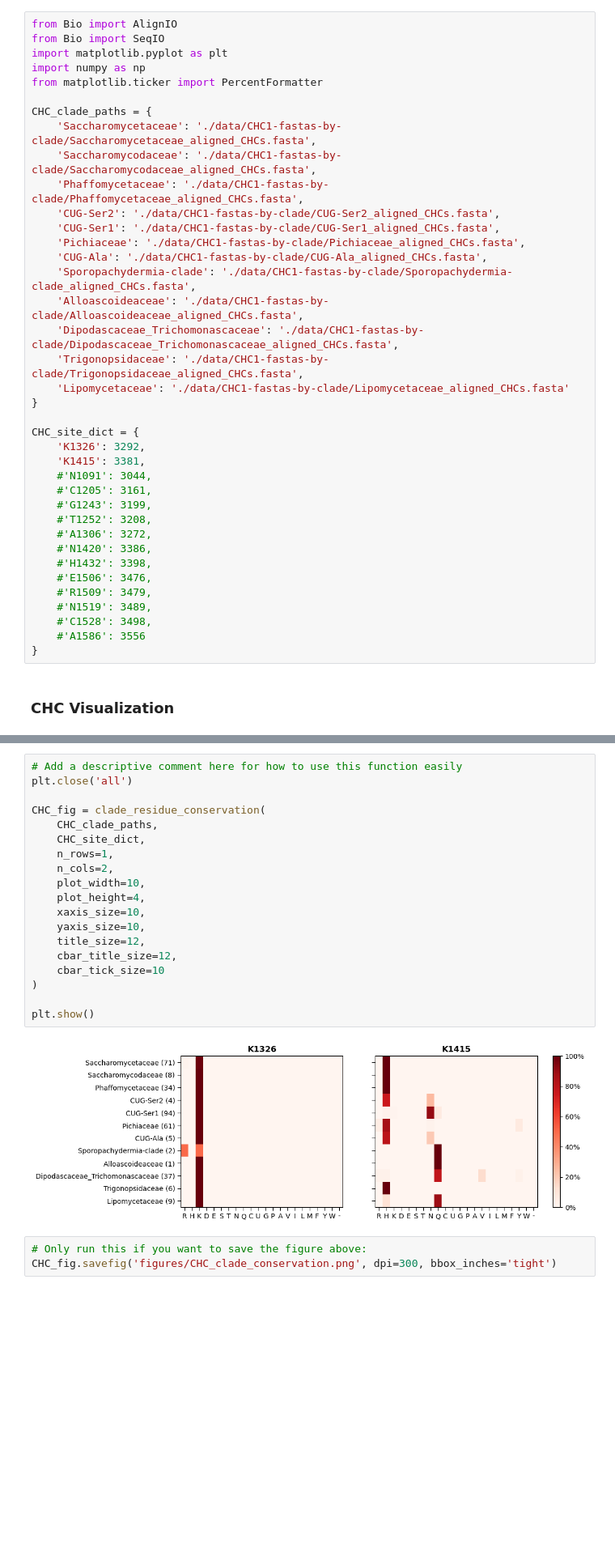
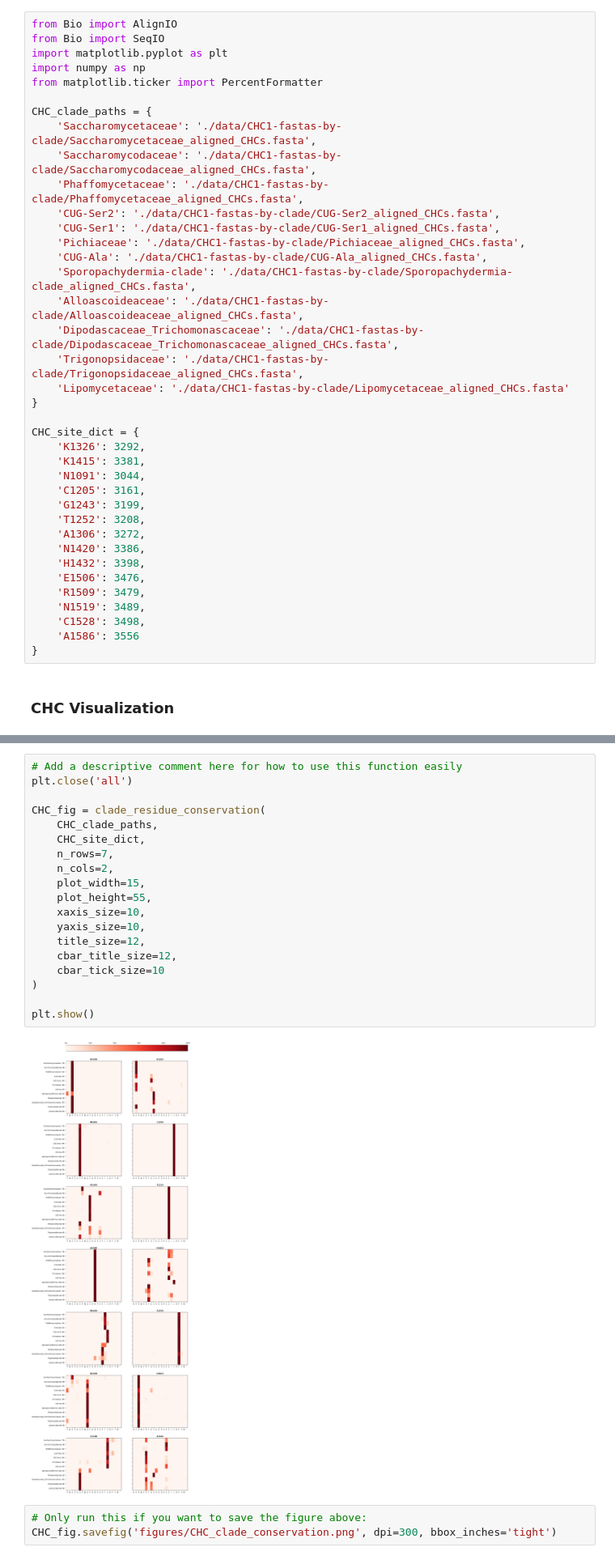
Before and after one commit to GeorgeCrawford15/yeast-clathrin-conservation, a Jupyter notebook: clathrin-chains-conservation.ipynb, the cells around one changed output, grey strips where cells are left out. Shown at 81% size. Saved outputs shown, nothing was run; the diff lists cells and outputs as text; blank space fills up the shorter version.

```diff
--- a/clathrin-chains-conservation.ipynb
+++ b/clathrin-chains-conservation.ipynb
@@ -127,18 +138,18 @@ CHC_clade_paths = {
 CHC_site_dict = {
     'K1326': 3292,
     'K1415': 3381,
-    #'N1091': 3044,
-    #'C1205': 3161,
-    #'G1243': 3199,
-    #'T1252': 3208,
-    #'A1306': 3272,
-    #'N1420': 3386,
-    #'H1432': 3398,
-    #'E1506': 3476,
-    #'R1509': 3479,
-    #'N1519': 3489,
-    #'C1528': 3498,
-    #'A1586': 3556
+    'N1091': 3044,
+    'C1205': 3161,
+    'G1243': 3199,
+    'T1252': 3208,
+    'A1306': 3272,
+    'N1420': 3386,
+    'H1432': 3398,
+    'E1506': 3476,
+    'R1509': 3479,
+    'N1519': 3489,
+    'C1528': 3498,
+    'A1586': 3556
 }
 # %% [markdown]
 ### CHC Visualization
@@ -149,24 +156,24 @@ CHC_site_dict = {
 # %%
 # Add a descriptive comment here for how to use this function easily
 plt.close('all')
 
 CHC_fig = clade_residue_conservation(
     CHC_clade_paths,
     CHC_site_dict,
-    n_rows=1,
+    n_rows=7,
     n_cols=2,
-    plot_width=10,
-    plot_height=4,
+    plot_width=15,
+    plot_height=55,
     xaxis_size=10,
     yaxis_size=10,
     title_size=12,
     cbar_title_size=12,
     cbar_tick_size=10
 )
 
 plt.show()
 # %% [output]
-[figure, old version]
+[figure, new version]
 # %%
 # Only run this if you want to save the figure above:
 CHC_fig.savefig('figures/CHC_clade_conservation.png', dpi=300, bbox_inches='tight')
```
Also changed, not shown: parts of 7 cells of this notebook.
